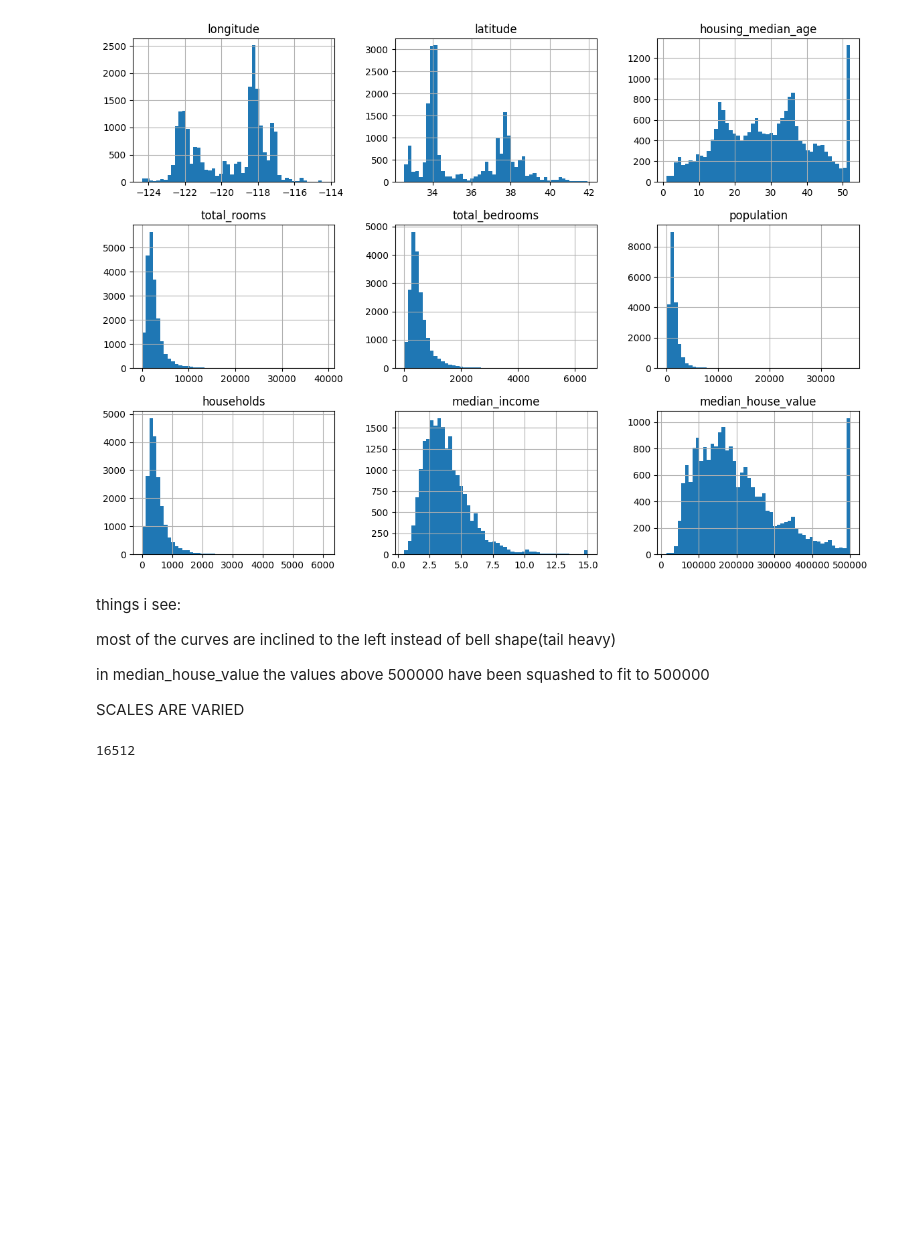
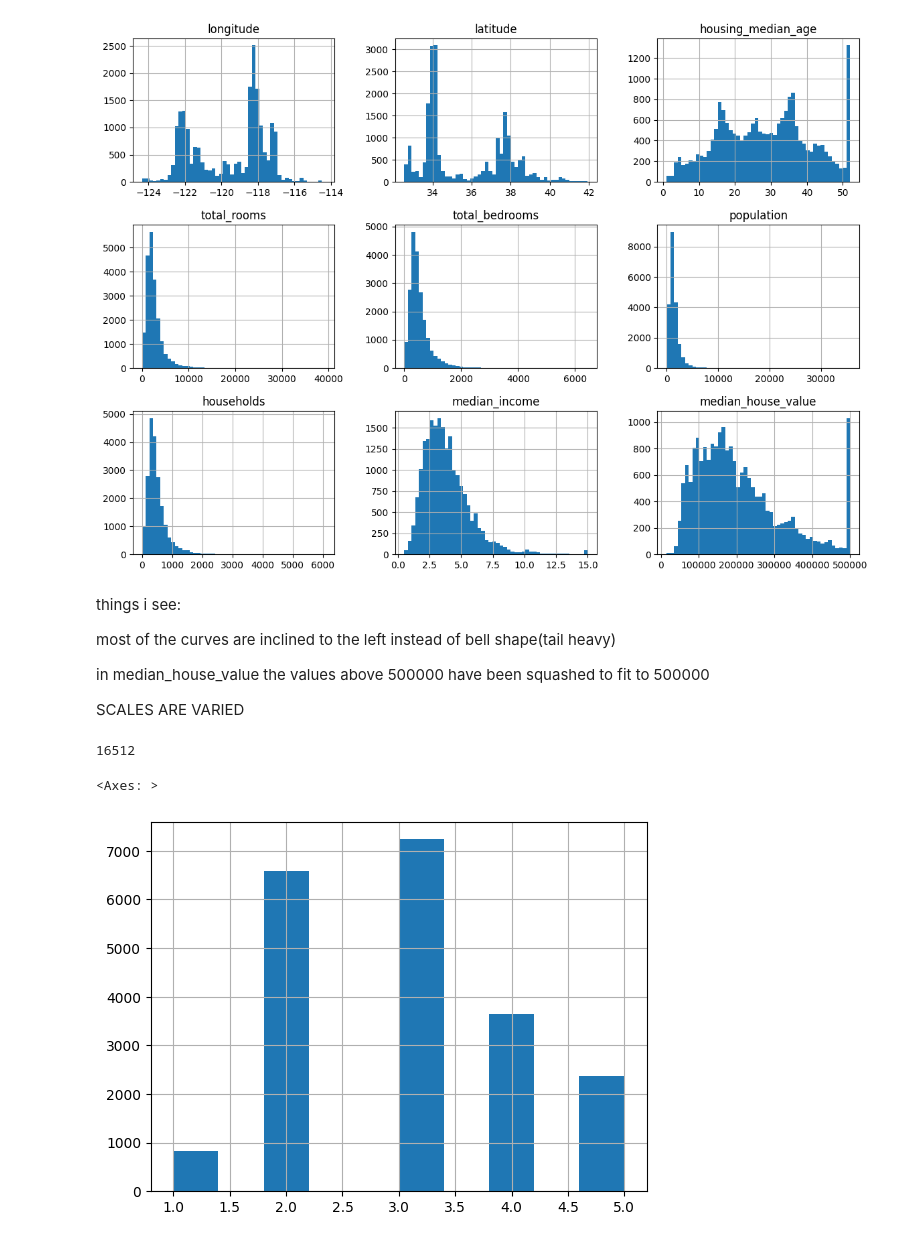
Before and after one commit to abhimanyudalal1/hands-on-ML, a Jupyter notebook: housing_pred.ipynb, the cells around one changed output. Cells and saved outputs as stored; diff of their text form; code cells hidden in the pictures; blank space fills up the shorter version.

```diff
--- a/housing_pred.ipynb
+++ b/housing_pred.ipynb
@@ -133,0 +142,11 @@ train_set, test_set = split_data_with_id_hash(housing_with_id, 0.2, "id")
+# %%
+#stratified sampling, sampling such that each category gets represented in the distribution
+
+housing["income_cat"]=pd.cut(housing["median_income"],
+bins=[0.,1.5,3.,4.5,6.,np.inf],
+labels=[1,2,3,4,5])
+
+housing["income_cat"].hist()
+# %% [output]
+<Axes: >
+[figure, added]
```
Also changed, not shown: parts of 21 cells of this notebook.
